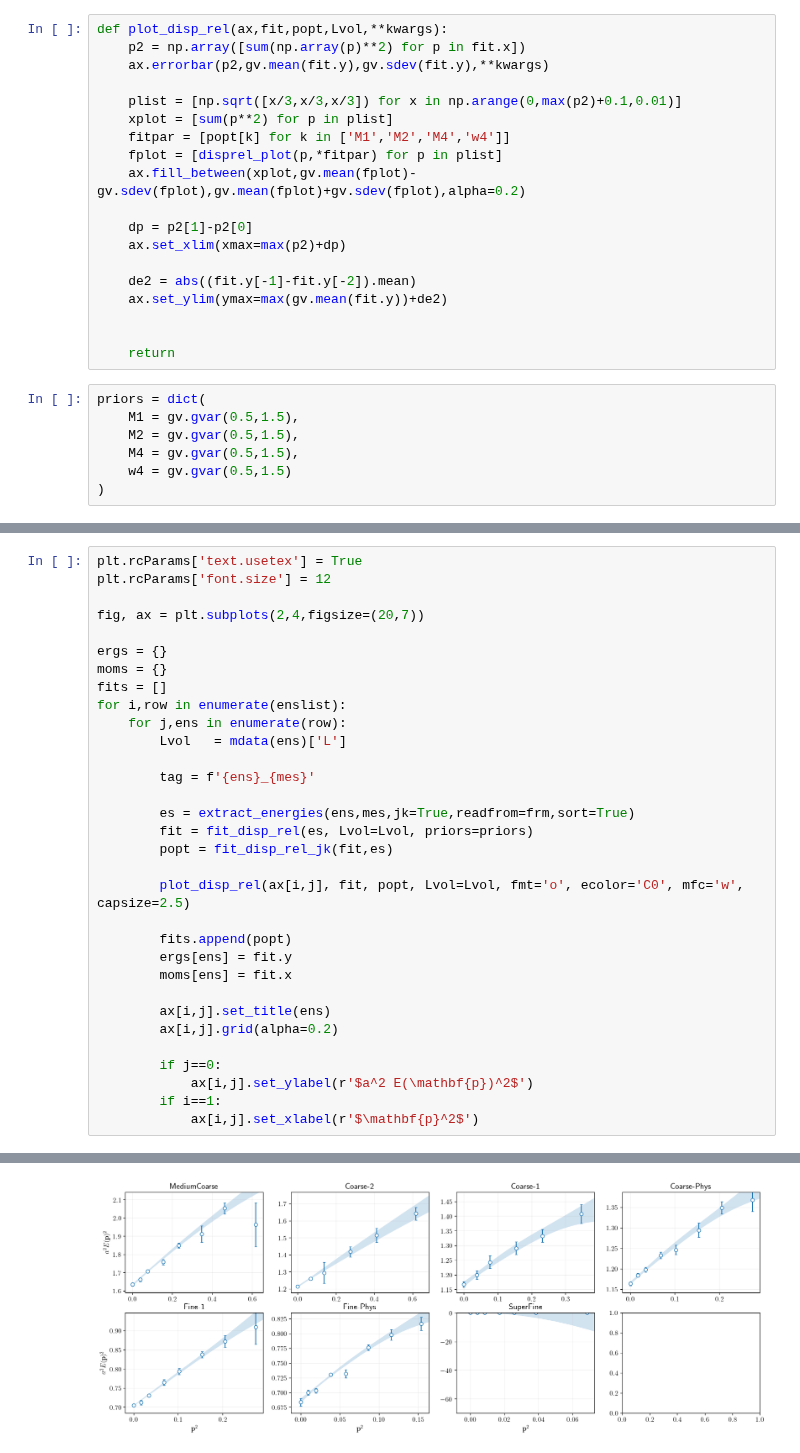
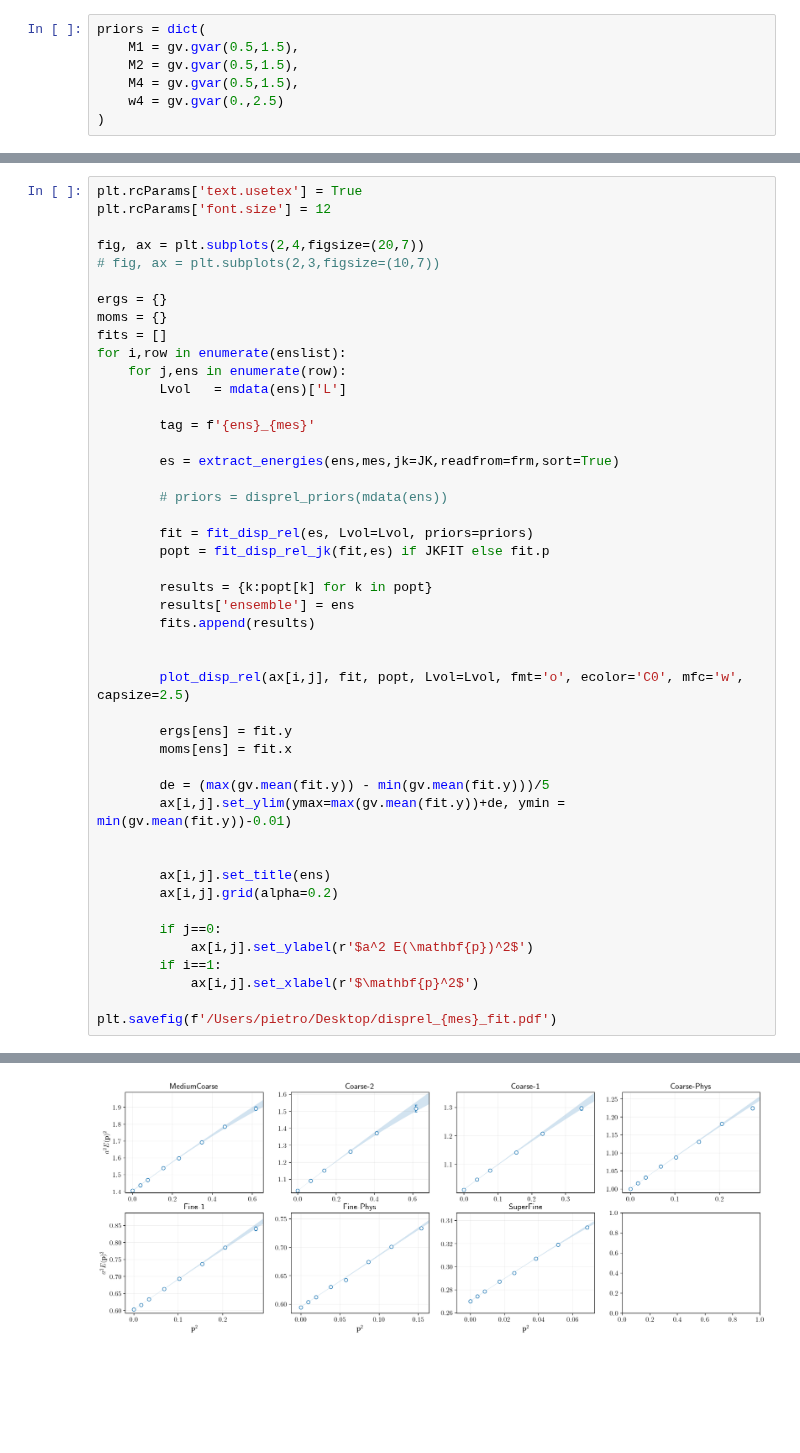
Before and after one commit to pietro-butti/B2heavy, a Jupyter notebook: notebooks/dispersion_relation.ipynb, the cells around one changed output, grey strips where cells are left out. Drawn from its saved outputs; the diff is of its cells as text; blank space fills up the shorter version.

```diff
--- a/notebooks/dispersion_relation.ipynb
+++ b/notebooks/dispersion_relation.ipynb
@@ -73,26 +29,7 @@ def fit_disp_rel_jk(fit:lsqfit.nonlinear_fit, e0):
-# %%
-def plot_disp_rel(ax,fit,popt,Lvol,**kwargs):
-    p2 = np.array([sum(np.array(p)**2) for p in fit.x])
-    ax.errorbar(p2,gv.mean(fit.y),gv.sdev(fit.y),**kwargs)
-
-    plist = [np.sqrt([x/3,x/3,x/3]) for x in np.arange(0,max(p2)+0.1,0.01)]
-    xplot = [sum(p**2) for p in plist]
-    fitpar = [popt[k] for k in ['M1','M2','M4','w4']]
-    fplot = [disprel_plot(p,*fitpar) for p in plist]
-    ax.fill_between(xplot,gv.mean(fplot)-gv.sdev(fplot),gv.mean(fplot)+gv.sdev(fplot),alpha=0.2)
-
-    dp = p2[1]-p2[0]
-    ax.set_xlim(xmax=max(p2)+dp)
-
-    de2 = abs((fit.y[-1]-fit.y[-2]).mean)
-    ax.set_ylim(ymax=max(gv.mean(fit.y))+de2)
-
-
-    return
 # %%
 priors = dict(
     M1 = gv.gvar(0.5,1.5),
     M2 = gv.gvar(0.5,1.5),
     M4 = gv.gvar(0.5,1.5),
-    w4 = gv.gvar(0.5,1.5)
+    w4 = gv.gvar(0.,2.5)
 )
@@ -149,6 +38,7 @@ plt.rcParams['text.usetex'] = True
 plt.rcParams['font.size'] = 12
 
 fig, ax = plt.subplots(2,4,figsize=(20,7))
+# fig, ax = plt.subplots(2,3,figsize=(10,7))
 
 ergs = {}
 moms = {}
@@ -159,15 +49,26 @@ for i,row in enumerate(enslist):
 
         tag = f'{ens}_{mes}'
 
-        es = extract_energies(ens,mes,jk=True,readfrom=frm,sort=True)
+        es = extract_energies(ens,mes,jk=JK,readfrom=frm,sort=True)
+
+        # priors = disprel_priors(mdata(ens))
+
         fit = fit_disp_rel(es, Lvol=Lvol, priors=priors)
-        popt = fit_disp_rel_jk(fit,es)
+        popt = fit_disp_rel_jk(fit,es) if JKFIT else fit.p
+
+        results = {k:popt[k] for k in popt}
+        results['ensemble'] = ens
+        fits.append(results)
+
 
         plot_disp_rel(ax[i,j], fit, popt, Lvol=Lvol, fmt='o', ecolor='C0', mfc='w', capsize=2.5)
 
-        fits.append(popt)
         ergs[ens] = fit.y
         moms[ens] = fit.x
+
+        de = (max(gv.mean(fit.y)) - min(gv.mean(fit.y)))/5
+        ax[i,j].set_ylim(ymax=max(gv.mean(fit.y))+de, ymin = min(gv.mean(fit.y))-0.01)
+
 
         ax[i,j].set_title(ens)
         ax[i,j].grid(alpha=0.2)
@@ -176,4 +77,6 @@ for i,row in enumerate(enslist):
             ax[i,j].set_ylabel(r'$a^2 E(\mathbf{p})^2$')
         if i==1:
             ax[i,j].set_xlabel(r'$\mathbf{p}^2$')
+
+plt.savefig(f'/Users/pietro/Desktop/disprel_{mes}_fit.pdf')
 # %% [output]
@@ -180 +167 @@ for i,row in enumerate(enslist):
-[figure, old version]
+[figure, new version]
```
Also changed, not shown: parts of 14 cells of this notebook, 33 other files.
